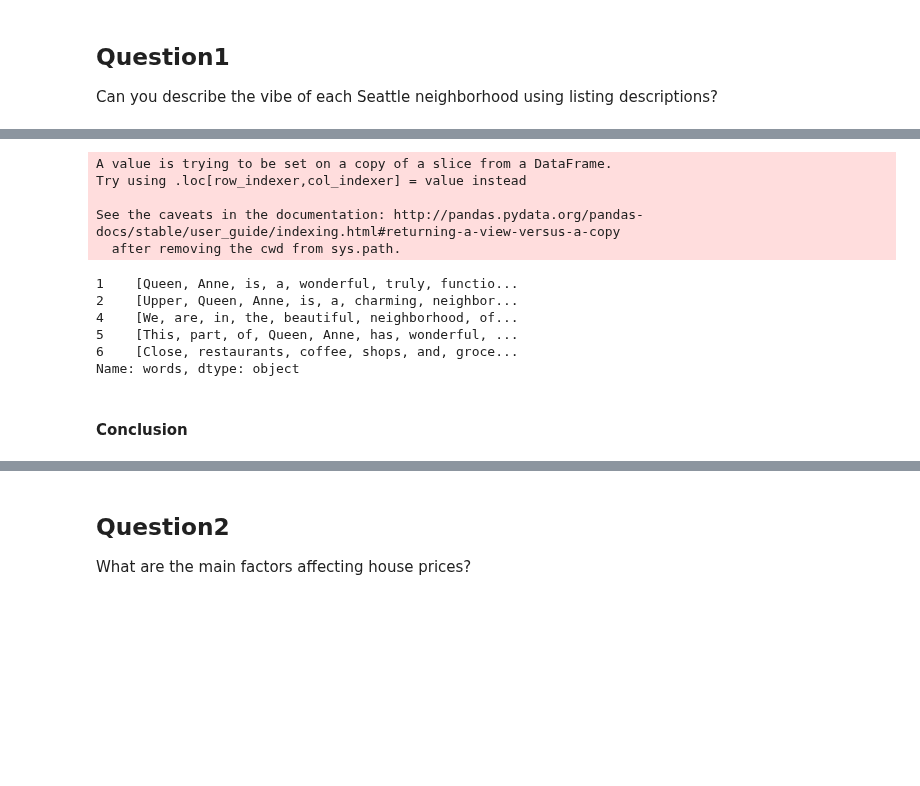
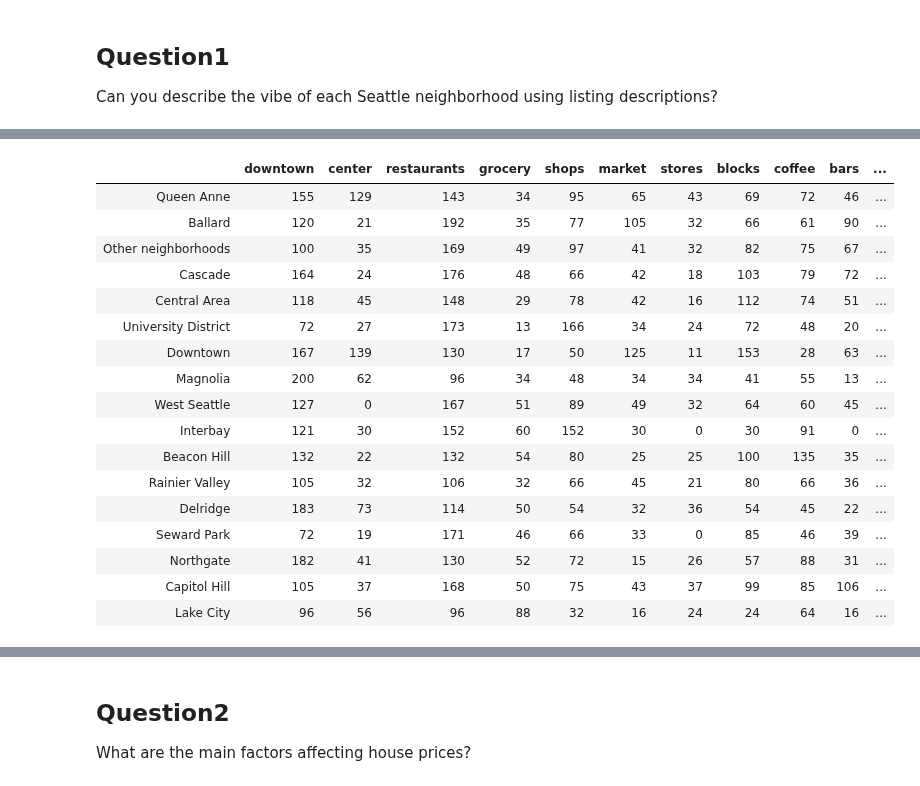
Before and after one commit to helloxms/Seattle_Airbnb_Open_Data_Analysis, a Jupyter notebook: seattle_airbnb_analysis.ipynb, the cells around one changed output, grey strips where cells are left out. Saved outputs shown, nothing was run; the diff lists cells and outputs as text; code cells hidden in the pictures; blank space fills up the shorter version.

```diff
--- a/seattle_airbnb_analysis.ipynb
+++ b/seattle_airbnb_analysis.ipynb
@@ -646,8 +651,14 @@ for i in range(len(listings_n)):
 
 
 filt_array =['nan', 'neighborhood', 'seattle', 'one', 'great', 'also', '-','&', "seattle's",'10','-seattle','away','•',
-             '5','*', 'many', 'around', 'minute','located']
+             '5','*', 'many', 'around', 'minute','located', ]
 
+feature_dic = {}
+
+features = ['downtown','center', 'restaurants','grocery', 'shops', 'market','stores','blocks', 'coffee', 'bars', 'food',
+            'hill','park','lake', 'beach', 'museum','art' ]
+for i in range(len(features)):
+    feature_dic[features[i]] = []
 
 for i in range(len(neighborhood_array)):
     area_name = neighborhood_array[i]
@@ -662,13 +673,27 @@ for i in range(len(neighborhood_array)):
         if token in filt_array:
             clean_tokens.remove(token)
 
+    for token in clean_tokens:
+        text_ = str(text).lower()
+        text_ = str(text_).replace('shopping', 'shops')
+        text_ = str(text_).replace('shop', 'shops')
+        text_ = str(text_).replace('walking', 'walk')
+        text_ = str(text_).replace('parks', 'park')
+        text_ = str(text_).replace('street', 'blocks')
+        text_ = str(text_).replace('city', 'downtown')
+
     fdist1 = FreqDist(clean_tokens)
     print(area_name, [i[0] for i in fdist1.most_common(40)])
 
-'''
-Queen Anne: space,hill,center,needle,kerry,fremont
-Ballard :
-'''
+    for i in range(len(features)):
+        feature_dic[features[i]].append( int(fdist1.freq(features[i])*10000) )
+
+
+features_df = pd.DataFrame(feature_dic)
+for i in range(len(neighborhood_array)):
+    area_name = neighborhood_array[i]
+    features_df.rename(index={i : area_name },inplace=True)
+print(features_df)
 # %% [output]
 Queen Anne ['queen', 'anne', 'downtown', 'walk', 'restaurants', 'center', 'hill', 'shops', 'space', 'needle', 'park', 'coffee', 'views', 'blocks', 'lower', 'close', 'market', 'place', 'walking', 'with ...
 Ballard ['ballard', 'restaurants', 'walk', 'downtown', 'market', 'golden', 'bars', 'gardens', 'locks', 'shops', 'park', 'blocks', 'within', 'beach', 'walking', 'coffee', 'minutes', 'home', 'best', 'cl ...
@@ -700,22 +714,0 @@ Name: neighbourhood, dtype: int64
-# %%
-# We select the following 5 neighbourhood as target community for further analysis
-subset = ['Capitol Hill','Ballard','Belltown','Minor','Queen Anne']
-neighbour = listings_[listings_.neighbourhood.isin(subset)]
-neighbour['words'] = neighbour.neighborhood_overview.str.strip().str.split('[\W_]+')
-neighbour.head()
-neighbour_ = neighbour.dropna(subset= ['words'])
-# %% [output]
-A value is trying to be set on a copy of a slice from a DataFrame.
-Try using .loc[row_indexer,col_indexer] = value instead
-
-See the caveats in the documentation: http://pandas.pydata.org/pandas-docs/stable/user_guide/indexing.html#returning-a-view-versus-a-copy
-  after removing the cwd from sys.path.
-# %%
-neighbour_['words'].head()
-# %% [output]
-1    [Queen, Anne, is, a, wonderful, truly, functio...
-2    [Upper, Queen, Anne, is, a, charming, neighbor...
-4    [We, are, in, the, beautiful, neighborhood, of...
-5    [This, part, of, Queen, Anne, has, wonderful, ...
-6    [Close, restaurants, coffee, shops, and, groce...
-Name: words, dtype: object
@@ -725,2 +715,21 @@ for i in range()
-# %% [markdown]
-#### Conclusion
+# %%
+features_df
+# %% [output]
+|  | downtown | center | restaurants | grocery | shops | market | stores | blocks | coffee | bars | ... |
+| Queen Anne | 155 | 129 | 143 | 34 | 95 | 65 | 43 | 69 | 72 | 46 | ... |
+| Ballard | 120 | 21 | 192 | 35 | 77 | 105 | 32 | 66 | 61 | 90 | ... |
+| Other neighborhoods | 100 | 35 | 169 | 49 | 97 | 41 | 32 | 82 | 75 | 67 | ... |
+| Cascade | 164 | 24 | 176 | 48 | 66 | 42 | 18 | 103 | 79 | 72 | ... |
+| Central Area | 118 | 45 | 148 | 29 | 78 | 42 | 16 | 112 | 74 | 51 | ... |
+| University District | 72 | 27 | 173 | 13 | 166 | 34 | 24 | 72 | 48 | 20 | ... |
+| Downtown | 167 | 139 | 130 | 17 | 50 | 125 | 11 | 153 | 28 | 63 | ... |
+| Magnolia | 200 | 62 | 96 | 34 | 48 | 34 | 34 | 41 | 55 | 13 | ... |
+| West Seattle | 127 | 0 | 167 | 51 | 89 | 49 | 32 | 64 | 60 | 45 | ... |
+| Interbay | 121 | 30 | 152 | 60 | 152 | 30 | 0 | 30 | 91 | 0 | ... |
+| Beacon Hill | 132 | 22 | 132 | 54 | 80 | 25 | 25 | 100 | 135 | 35 | ... |
+| Rainier Valley | 105 | 32 | 106 | 32 | 66 | 45 | 21 | 80 | 66 | 36 | ... |
+| Delridge | 183 | 73 | 114 | 50 | 54 | 32 | 36 | 54 | 45 | 22 | ... |
+| Seward Park | 72 | 19 | 171 | 46 | 66 | 33 | 0 | 85 | 46 | 39 | ... |
+| Northgate | 182 | 41 | 130 | 52 | 72 | 15 | 26 | 57 | 88 | 31 | ... |
+| Capitol Hill | 105 | 37 | 168 | 50 | 75 | 43 | 37 | 99 | 85 | 106 | ... |
+| Lake City | 96 | 56 | 96 | 88 | 32 | 16 | 24 | 24 | 64 | 16 | ... |
```
Also changed, not shown: parts of 10 cells of this notebook.
